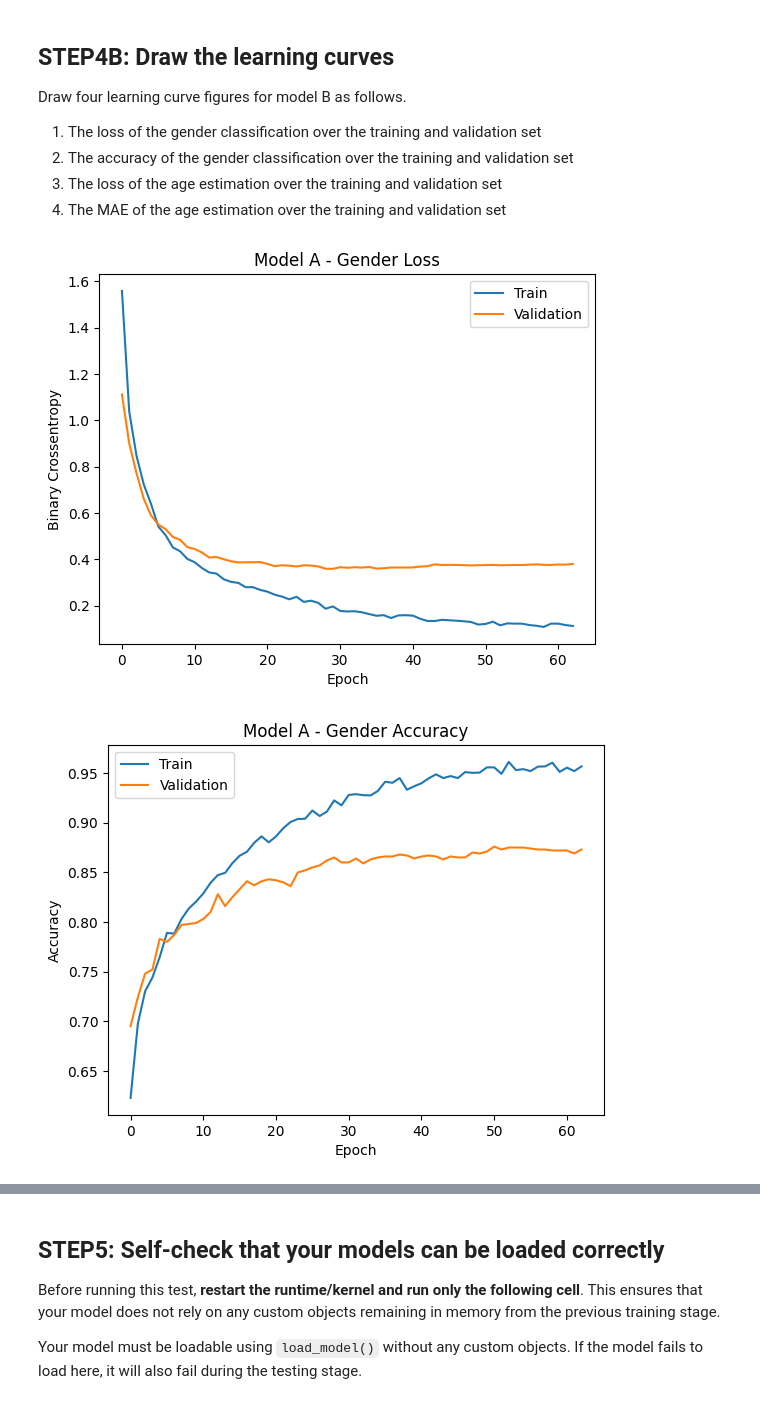
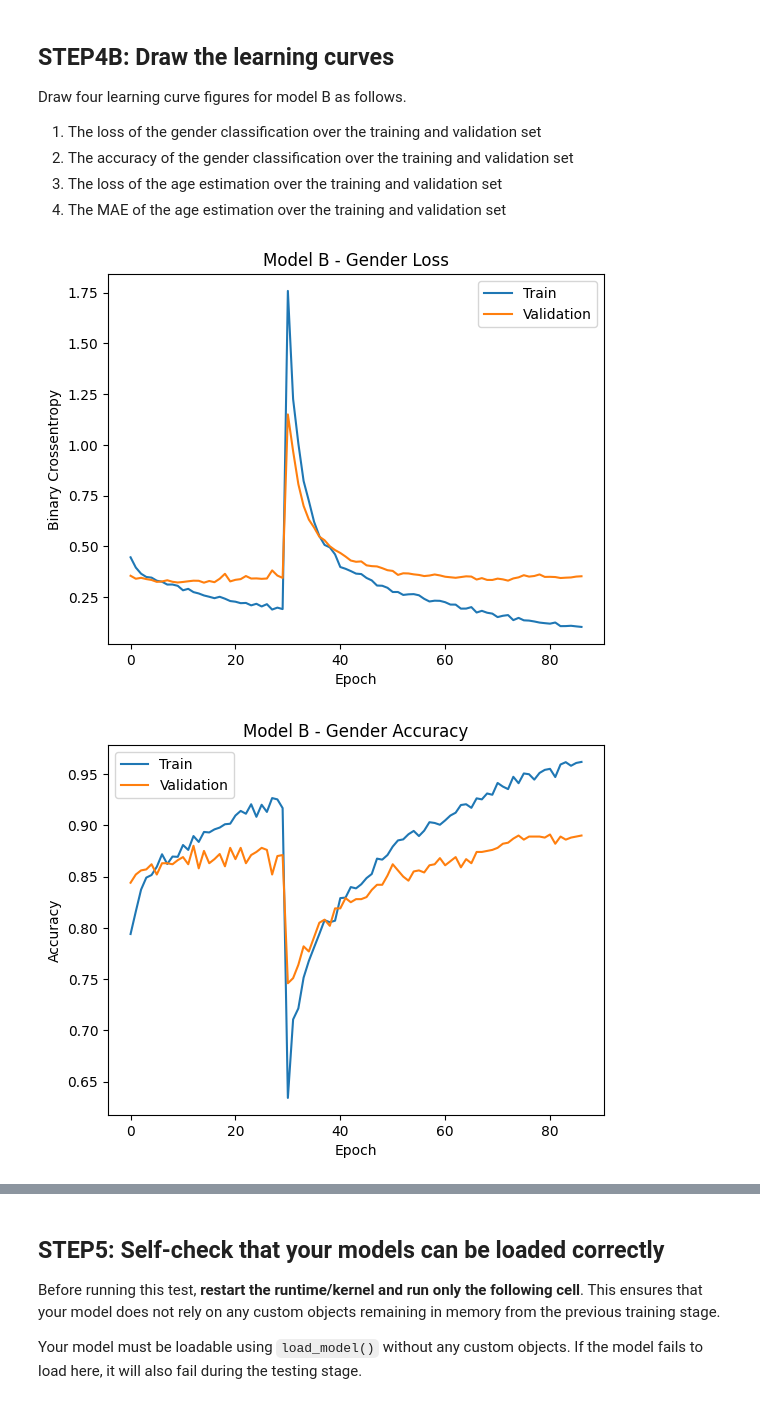
Before and after one commit to llamsumn/age-gender-cnn, a Jupyter notebook: age_gender_submit.ipynb, the cells around one changed output, grey strips where cells are left out. Drawn from its saved outputs; the diff is of its cells as text; code cells hidden in the pictures.

Commit message:
Update models with data augmentation and tuned loss weights

```diff
--- a/age_gender_submit.ipynb
+++ b/age_gender_submit.ipynb
@@ -434,0 +388,7 @@ Epoch 26/30
+# %%
+history_phase1 = modelB.fit(train_images,
+                {'age_output': train_age, 'gender_output': train_gender},
+                batch_size=32,
+                epochs=30,
+                validation_data=(val_images, {'age_output': val_age, 'gender_output': val_gender}),
+                callbacks=callbacks_B1)
@@ -473,0 +423,7 @@ Epoch 63/100
+# %%
+history_phase2 = modelB.fit(train_images,
+                          {'age_output': train_age, 'gender_output': train_gender},
+                          batch_size=32,
+                          epochs=100,
+                          validation_data=(val_images, {'age_output': val_age, 'gender_output': val_gender}),
+                          callbacks=callbacks_B2)
@@ -478,48 +455,48 @@ Draw four learning curve figures for model B as follows.
 2. The accuracy of the gender classification over the training and validation set
 3. The loss of the age estimation over the training and validation set
 4. The MAE of the age estimation over the training and validation set
+# %%
+history_B = {}
+for key in history_phase1.history:
+    history_B[key] = history_phase1.history[key] + history_phase2.history[key]
 # %%
 import matplotlib.pyplot as plt
 
-# Figure 1: Gender Loss
 plt.figure()
-plt.plot(history_phase2.history['gender_output_loss'], label='Train')
-plt.plot(history_phase2.history['val_gender_output_loss'], label='Validation')
-plt.title('Model A - Gender Loss')
+plt.plot(history_B['gender_output_loss'], label='Train')
+plt.plot(history_B['val_gender_output_loss'], label='Validation')
+plt.title('Model B - Gender Loss')
 plt.xlabel('Epoch')
 plt.ylabel('Binary Crossentropy')
 plt.legend()
 plt.show()
 
-# Figure 2: Gender Accuracy
 plt.figure()
-plt.plot(history_phase2.history['gender_output_accuracy'], label='Train')
-plt.plot(history_phase2.history['val_gender_output_accuracy'], label='Validation')
-plt.title('Model A - Gender Accuracy')
+plt.plot(history_B['gender_output_accuracy'], label='Train')
+plt.plot(history_B['val_gender_output_accuracy'], label='Validation')
+plt.title('Model B - Gender Accuracy')
 plt.xlabel('Epoch')
 plt.ylabel('Accuracy')
 plt.legend()
 plt.show()
 
-# Figure 3: Age Loss
 plt.figure()
-plt.plot(history_phase2.history['age_output_loss'], label='Train')
-plt.plot(history_phase2.history['val_age_output_loss'], label='Validation')
-plt.title('Model A - Age Loss (MSE)')
+plt.plot(history_B['age_output_loss'], label='Train')
+plt.plot(history_B['val_age_output_loss'], label='Validation')
+plt.title('Model B - Age Loss (MSE)')
 plt.xlabel('Epoch')
 plt.ylabel('MSE')
 plt.legend()
 plt.show()
 
-# Figure 4: Age MAE
 plt.figure()
-plt.plot(history_phase2.history['age_output_mae'], label='Train')
-plt.plot(history_phase2.history['val_age_output_mae'], label='Validation')
-plt.title('Model A - Age MAE')
+plt.plot(history_B['age_output_mae'], label='Train')
+plt.plot(history_B['val_age_output_mae'], label='Validation')
+plt.title('Model B - Age MAE')
 plt.xlabel('Epoch')
 plt.ylabel('MAE (years)')
 plt.legend()
 plt.show()
 # %% [output]
-[figure, old version]
+[figure, new version]
-[figure, old version]
+[figure, new version]
```
Also changed, not shown: parts of 25 cells of this notebook, 11 other files.
